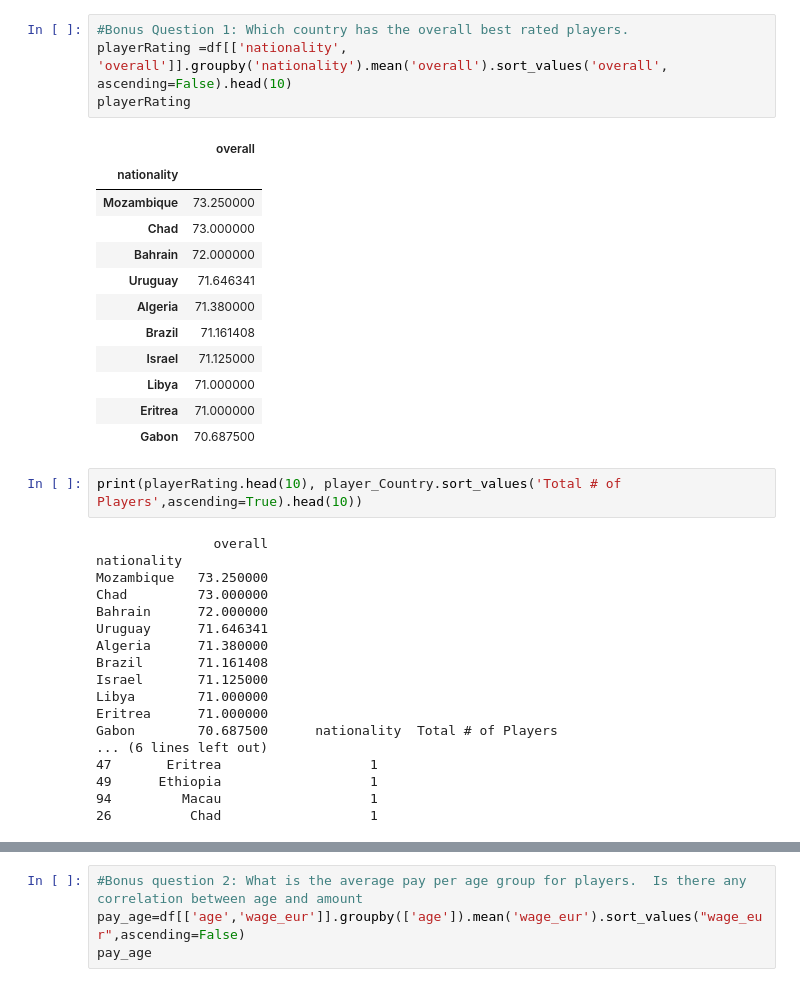
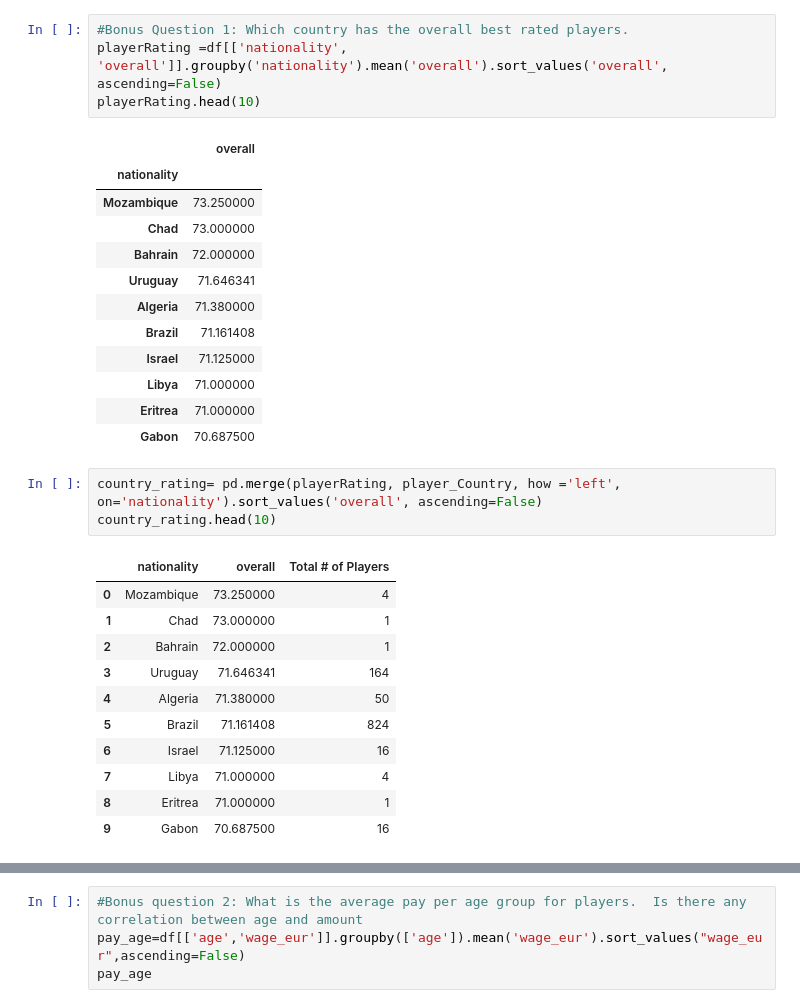
Before and after one commit to Jrowez/JUMPlus-dataProject1, a Jupyter notebook: dataProject1.ipynb, the cells around one changed output, grey strips where cells are left out. Drawn from its saved outputs; the diff is of its cells as text.

```diff
--- a/dataProject1.ipynb
+++ b/dataProject1.ipynb
@@ -246,8 +246,8 @@ df[['short_name', 'overall', 'club', 'nationality']].loc[(df['club'] == 'Real Ma
 # Bonus – Can go to beyond the scope of this project and find out some great results from the data set. Extract more information of players according to your wish.
 # %%
 #Bonus Question 1: Which country has the overall best rated players.
-playerRating =df[['nationality', 'overall']].groupby('nationality').mean('overall').sort_values('overall', ascending=False).head(10)
-playerRating
+playerRating =df[['nationality', 'overall']].groupby('nationality').mean('overall').sort_values('overall', ascending=False)
+playerRating.head(10)
 # %% [output]
 |  | overall |
 | nationality |  |
@@ -261,23 +261,18 @@ playerRating
 | Libya | 71.000000 |
 | Eritrea | 71.000000 |
 | Gabon | 70.687500 |
-# %%
-print(playerRating.head(10), player_Country.sort_values('Total # of Players',ascending=True).head(10))
-# %% [output]
-               overall
-nationality
-Mozambique   73.250000
-Chad         73.000000
-Bahrain      72.000000
-Uruguay      71.646341
-Algeria      71.380000
-Brazil       71.161408
-Israel       71.125000
-Libya        71.000000
-Eritrea      71.000000
-Gabon        70.687500      nationality  Total # of Players
-... (6 lines left out)
-47       Eritrea                   1
-49      Ethiopia                   1
-94         Macau                   1
-26          Chad                   1
+# %%
+country_rating= pd.merge(playerRating, player_Country, how ='left', on='nationality').sort_values('overall', ascending=False)
+country_rating.head(10)
+# %% [output]
+|  | nationality | overall | Total # of Players |
+| 0 | Mozambique | 73.250000 | 4 |
+| 1 | Chad | 73.000000 | 1 |
+| 2 | Bahrain | 72.000000 | 1 |
+| 3 | Uruguay | 71.646341 | 164 |
+| 4 | Algeria | 71.380000 | 50 |
+| 5 | Brazil | 71.161408 | 824 |
+| 6 | Israel | 71.125000 | 16 |
+| 7 | Libya | 71.000000 | 4 |
+| 8 | Eritrea | 71.000000 | 1 |
+| 9 | Gabon | 70.687500 | 16 |
```
Also changed, not shown: parts of 1 cell of this notebook.
